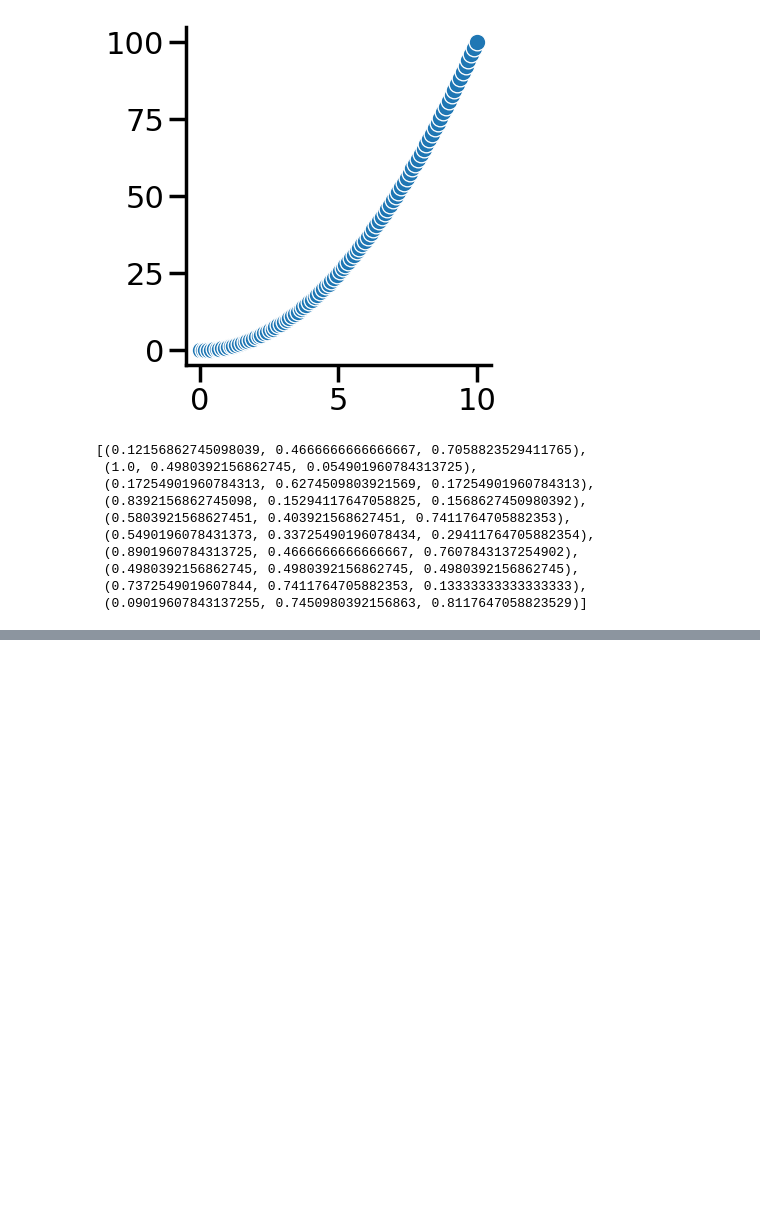
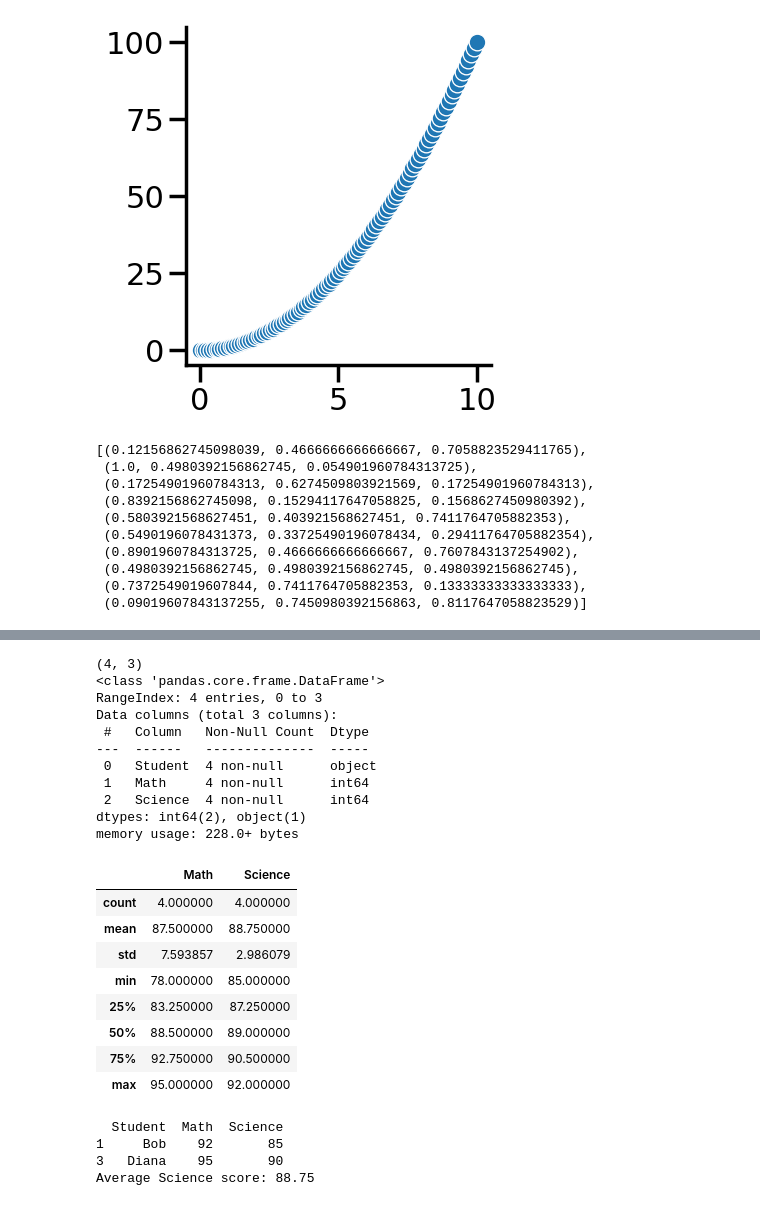
Before and after one commit to Michal-Radomski/Python-Data-Visualization, a Jupyter notebook: 01 Data Visualization/02_Seaborn/example_1.ipynb, the cells around one changed output, grey strips where cells are left out. Saved outputs shown, nothing was run; the diff lists cells and outputs as text; code cells hidden in the pictures; blank space fills up the shorter version.

Commit message:
Data Visualization in Python course - commit 14

```diff
--- a/01 Data Visualization/02_Seaborn/example_1.ipynb
+++ b/01 Data Visualization/02_Seaborn/example_1.ipynb
@@ -39,3 +39,13 @@ sns.color_palette()
  (0.4980392156862745, 0.4980392156862745, 0.4980392156862745),
  (0.7372549019607844, 0.7411764705882353, 0.13333333333333333),
  (0.09019607843137255, 0.7450980392156863, 0.8117647058823529)]
+# %%
+import pandas as pd
+
+data = {
+    'Student': ['Alice', 'Bob', 'Charlie', 'Diana'],
+    'Math': [85, 92, 78, 95],
+    'Science': [88, 85, 92, 90]
+}
+df = pd.DataFrame(data)
+df
@@ -41,0 +58,36 @@ sns.color_palette()
+# %%
+print(df.shape)  # (4, 3) - rows, columns
+df.info()
+df.describe()
+# %% [output]
+(4, 3)
+<class 'pandas.core.frame.DataFrame'>
+RangeIndex: 4 entries, 0 to 3
+Data columns (total 3 columns):
+ #   Column   Non-Null Count  Dtype
+---  ------   --------------  -----
+ 0   Student  4 non-null      object
+ 1   Math     4 non-null      int64
+ 2   Science  4 non-null      int64
+dtypes: int64(2), object(1)
+memory usage: 228.0+ bytes
+|  | Math | Science |
+| count | 4.000000 | 4.000000 |
+| mean | 87.500000 | 88.750000 |
+| std | 7.593857 | 2.986079 |
+| min | 78.000000 | 85.000000 |
+| 25% | 83.250000 | 87.250000 |
+| 50% | 88.500000 | 89.000000 |
+| 75% | 92.750000 | 90.500000 |
+| max | 95.000000 | 92.000000 |
+# %%
+high_math = df[df['Math'] > 90]
+print(high_math)
+
+avg_science = df['Science'].mean()
+print(f"Average Science score: {avg_science}")
+# %% [output]
+  Student  Math  Science
+1     Bob    92       85
+3   Diana    95       90
+Average Science score: 88.75
```
Also changed, not shown: parts of 2 cells of this notebook, 1 other file.
